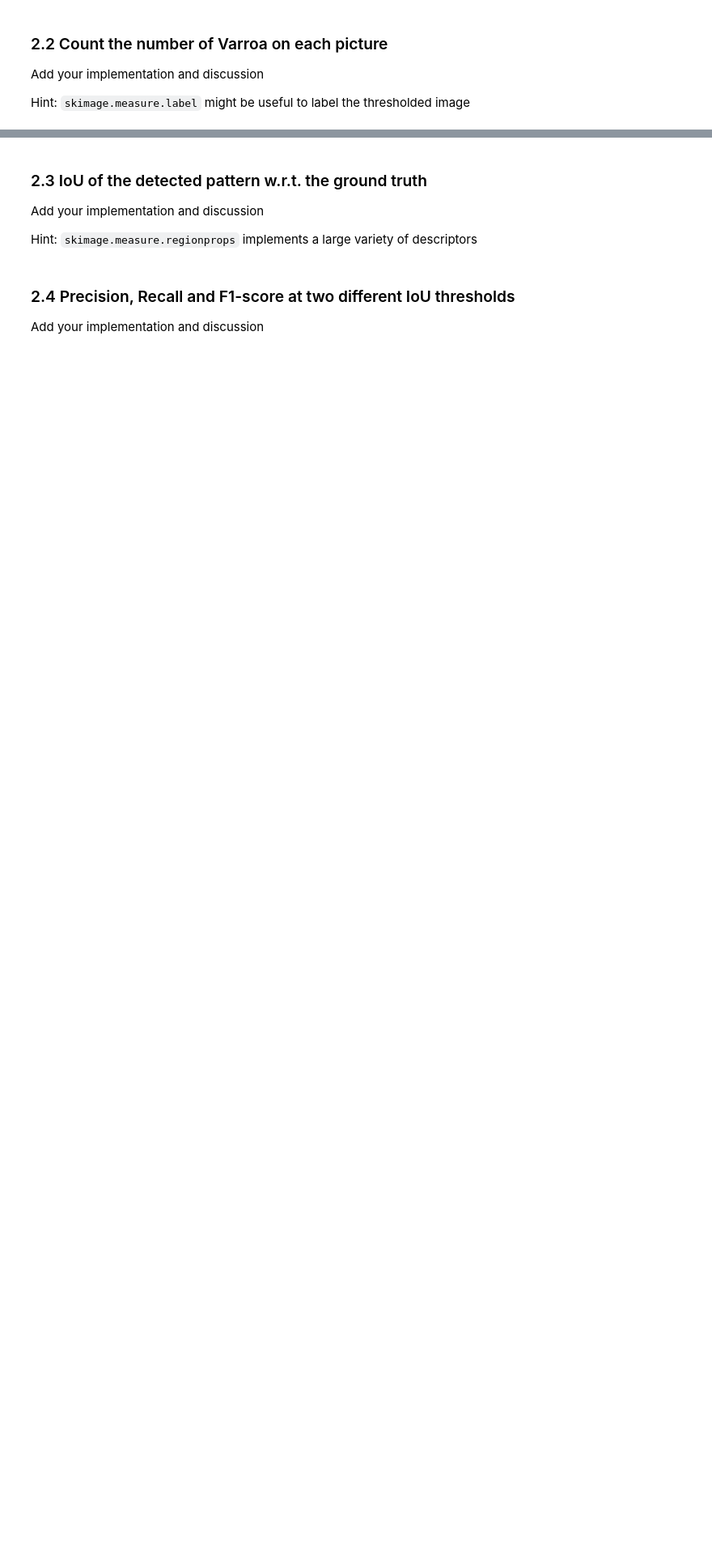
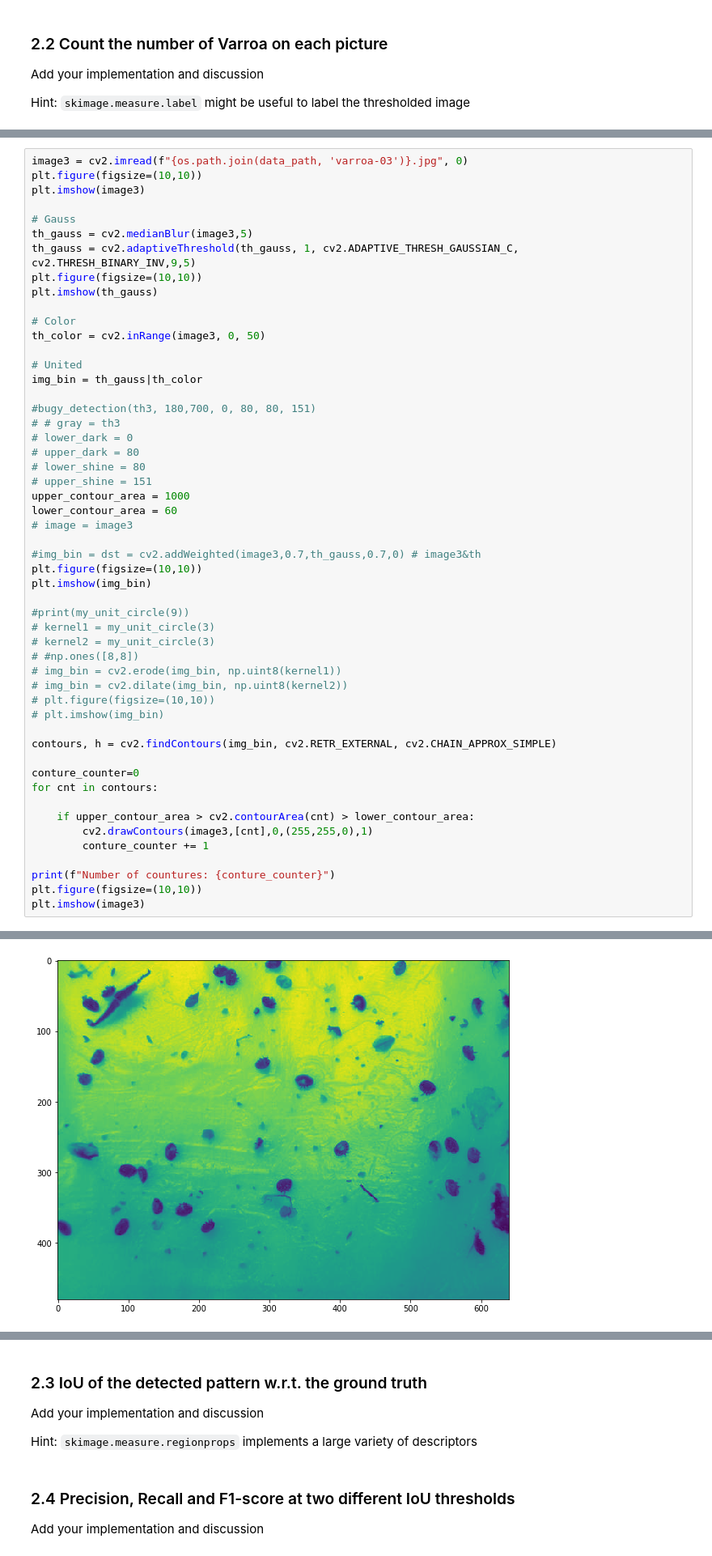
Before and after one commit to JelenaBanjac/image-analysis, a Jupyter notebook: labs/lab_01_segmentation.ipynb, the cells around one changed output, grey strips where cells are left out. Shown at 81% size. Cells and saved outputs as stored; diff of their text form; blank space fills up the shorter version.

```diff
--- a/labs/lab_01_segmentation.ipynb
+++ b/labs/lab_01_segmentation.ipynb
@@ -436,0 +368,53 @@ plt.imshow(th3)
+# %%
+image3 = cv2.imread(f"{os.path.join(data_path, 'varroa-03')}.jpg", 0)
+plt.figure(figsize=(10,10))
+plt.imshow(image3)
+
+# Gauss
+th_gauss = cv2.medianBlur(image3,5)
+th_gauss = cv2.adaptiveThreshold(th_gauss, 1, cv2.ADAPTIVE_THRESH_GAUSSIAN_C, cv2.THRESH_BINARY_INV,9,5)
+plt.figure(figsize=(10,10))
+plt.imshow(th_gauss)
+
+# Color
+th_color = cv2.inRange(image3, 0, 50)
+
+# United
+img_bin = th_gauss|th_color
+
+#bugy_detection(th3, 180,700, 0, 80, 80, 151)
+# # gray = th3
+# lower_dark = 0
+# upper_dark = 80
+# lower_shine = 80
+# upper_shine = 151
+upper_contour_area = 1000
+lower_contour_area = 60
+# image = image3
+
+#img_bin = dst = cv2.addWeighted(image3,0.7,th_gauss,0.7,0) # image3&th
+plt.figure(figsize=(10,10))
+plt.imshow(img_bin)
+
+#print(my_unit_circle(9))
+# kernel1 = my_unit_circle(3)
+# kernel2 = my_unit_circle(3)
+# #np.ones([8,8])
+# img_bin = cv2.erode(img_bin, np.uint8(kernel1))
+# img_bin = cv2.dilate(img_bin, np.uint8(kernel2))
+# plt.figure(figsize=(10,10))
+# plt.imshow(img_bin)
+
+contours, h = cv2.findContours(img_bin, cv2.RETR_EXTERNAL, cv2.CHAIN_APPROX_SIMPLE)
+
+conture_counter=0
+for cnt in contours:
+
+    if upper_contour_area > cv2.contourArea(cnt) > lower_contour_area:
+        cv2.drawContours(image3,[cnt],0,(255,255,0),1)
+        conture_counter += 1
+
+print(f"Number of countures: {conture_counter}")
+plt.figure(figsize=(10,10))
+plt.imshow(image3)
+# %% [output]
@@ -436,0 +423 @@ plt.imshow(th3)
+[figure, added]
```
Also changed, not shown: parts of 13 cells of this notebook.
